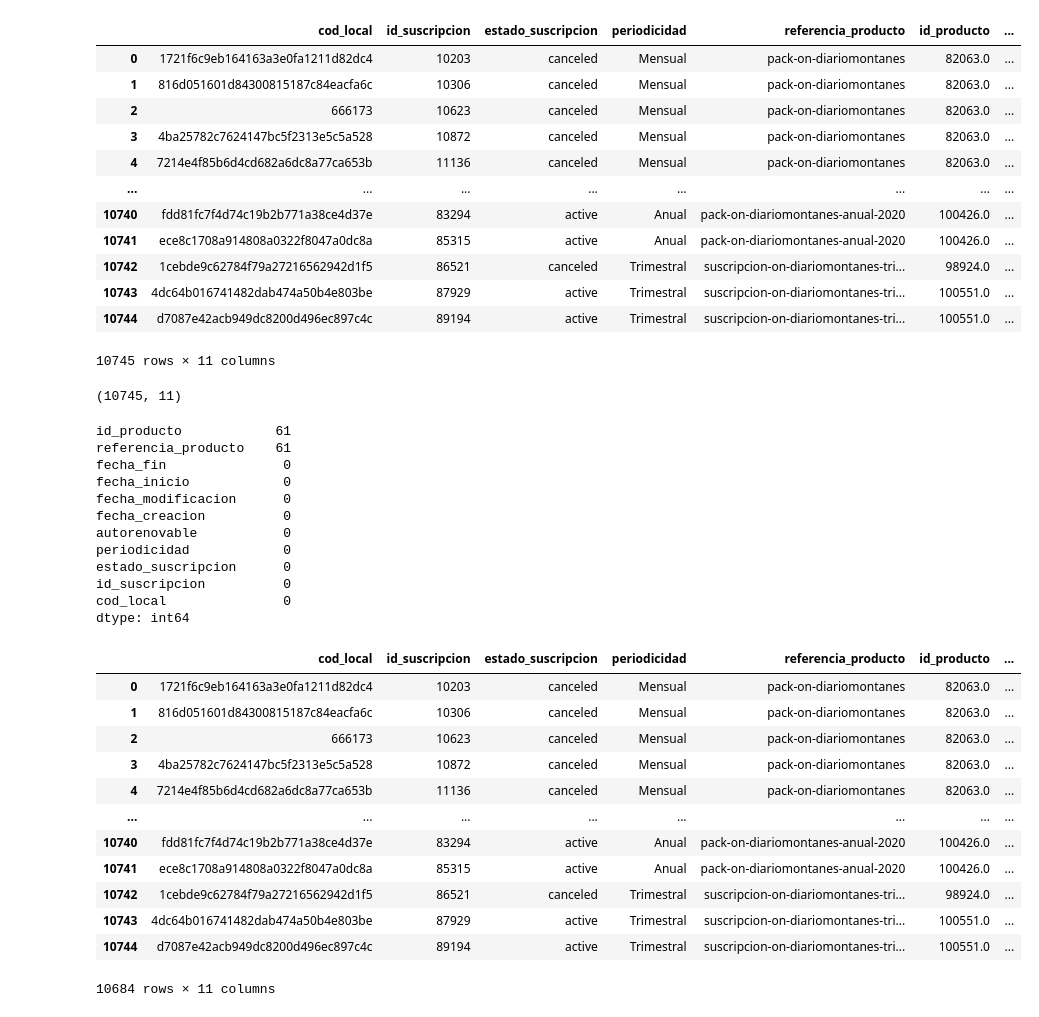
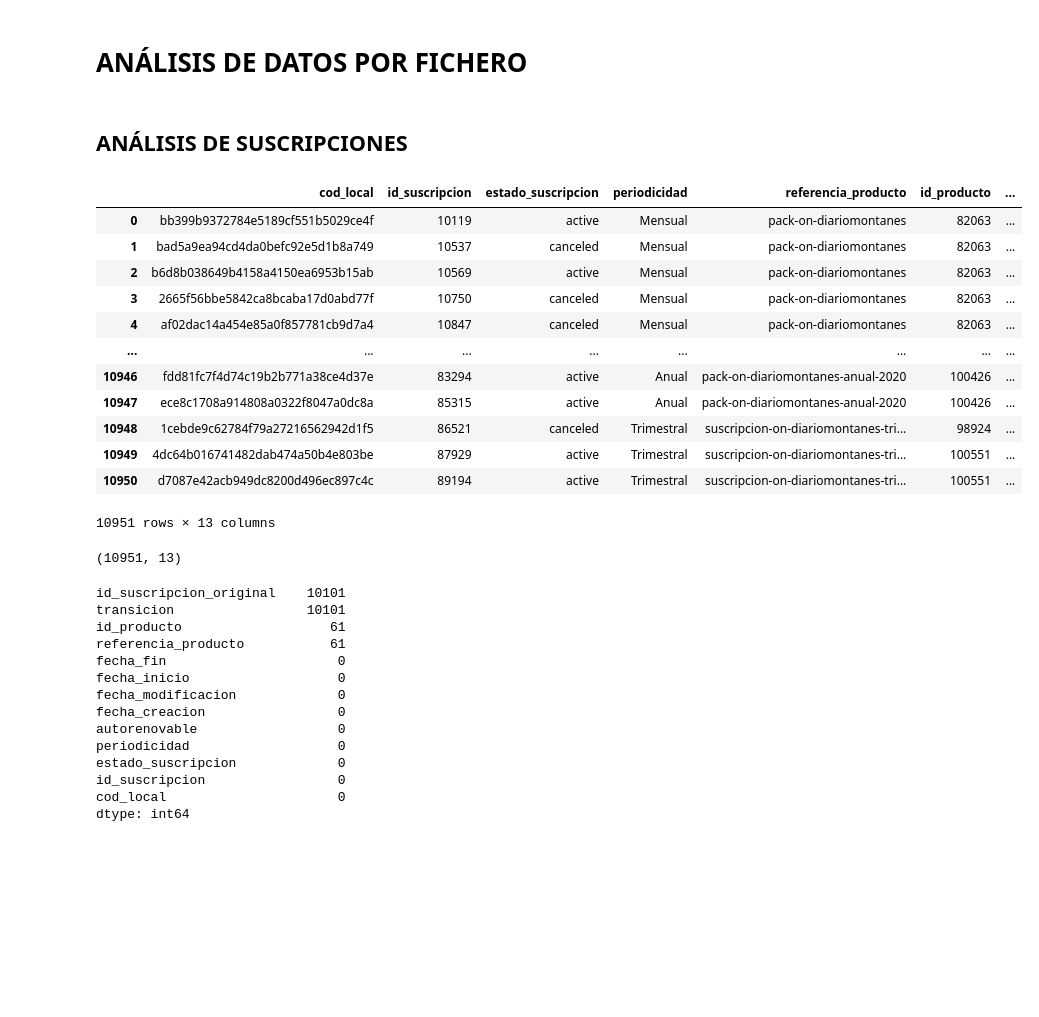
Before and after one commit to rgomezh/tfm-kschool, a Jupyter notebook: data-analysis.ipynb, the cells around one changed output. Drawn from its saved outputs; the diff is of its cells as text; code cells hidden in the pictures; blank space fills up the shorter version.

```diff
--- a/data-analysis.ipynb
+++ b/data-analysis.ipynb
@@ -1,2 +1,4 @@
+# %% [markdown]
+# ANÁLISIS DE DATOS POR FICHERO
 # %%
 import pandas as pd
@@ -5,54 +9,42 @@ pd.options.display.max_columns = None
+# %% [markdown]
+## ANÁLISIS DE SUSCRIPCIONES
 # %%
 suscriptions_file = '../data/suscripciones.csv'
-suscriptions = pd.read_csv(suscriptions_file)
+suscriptions = pd.read_csv(suscriptions_file, parse_dates = ['fecha_creacion', 'fecha_modificacion', 'fecha_inicio', 'fecha_fin'],
+                           dtype = {'id_producto' : 'object', 'id_suscripcion_original' : 'object', 'id_suscripcion' : 'object'})
 suscriptions
 # %% [output]
 |  | cod_local | id_suscripcion | estado_suscripcion | periodicidad | referencia_producto | id_producto | ... |
-| 0 | 1721f6c9eb164163a3e0fa1211d82dc4 | 10203 | canceled | Mensual | pack-on-diariomontanes | 82063.0 | ... |
-| 1 | 816d051601d84300815187c84eacfa6c | 10306 | canceled | Mensual | pack-on-diariomontanes | 82063.0 | ... |
-| 2 | 666173 | 10623 | canceled | Mensual | pack-on-diariomontanes | 82063.0 | ... |
-| 3 | 4ba25782c7624147bc5f2313e5c5a528 | 10872 | canceled | Mensual | pack-on-diariomontanes | 82063.0 | ... |
-| 4 | 7214e4f85b6d4cd682a6dc8a77ca653b | 11136 | canceled | Mensual | pack-on-diariomontanes | 82063.0 | ... |
+| 0 | bb399b9372784e5189cf551b5029ce4f | 10119 | active | Mensual | pack-on-diariomontanes | 82063 | ... |
+| 1 | bad5a9ea94cd4da0befc92e5d1b8a749 | 10537 | canceled | Mensual | pack-on-diariomontanes | 82063 | ... |
+| 2 | b6d8b038649b4158a4150ea6953b15ab | 10569 | active | Mensual | pack-on-diariomontanes | 82063 | ... |
+| 3 | 2665f56bbe5842ca8bcaba17d0abd77f | 10750 | canceled | Mensual | pack-on-diariomontanes | 82063 | ... |
+| 4 | af02dac14a454e85a0f857781cb9d7a4 | 10847 | canceled | Mensual | pack-on-diariomontanes | 82063 | ... |
 | ... | ... | ... | ... | ... | ... | ... | ... |
-| 10740 | fdd81fc7f4d74c19b2b771a38ce4d37e | 83294 | active | Anual | pack-on-diariomontanes-anual-2020 | 100426.0 | ... |
-| 10741 | ece8c1708a914808a0322f8047a0dc8a | 85315 | active | Anual | pack-on-diariomontanes-anual-2020 | 100426.0 | ... |
-| 10742 | 1cebde9c62784f79a27216562942d1f5 | 86521 | canceled | Trimestral | suscripcion-on-diariomontanes-tri... | 98924.0 | ... |
-| 10743 | 4dc64b016741482dab474a50b4e803be | 87929 | active | Trimestral | suscripcion-on-diariomontanes-tri... | 100551.0 | ... |
-| 10744 | d7087e42acb949dc8200d496ec897c4c | 89194 | active | Trimestral | suscripcion-on-diariomontanes-tri... | 100551.0 | ... |
+| 10946 | fdd81fc7f4d74c19b2b771a38ce4d37e | 83294 | active | Anual | pack-on-diariomontanes-anual-2020 | 100426 | ... |
+| 10947 | ece8c1708a914808a0322f8047a0dc8a | 85315 | active | Anual | pack-on-diariomontanes-anual-2020 | 100426 | ... |
+| 10948 | 1cebde9c62784f79a27216562942d1f5 | 86521 | canceled | Trimestral | suscripcion-on-diariomontanes-tri... | 98924 | ... |
+| 10949 | 4dc64b016741482dab474a50b4e803be | 87929 | active | Trimestral | suscripcion-on-diariomontanes-tri... | 100551 | ... |
+| 10950 | d7087e42acb949dc8200d496ec897c4c | 89194 | active | Trimestral | suscripcion-on-diariomontanes-tri... | 100551 | ... |
-10745 rows × 11 columns
+10951 rows × 13 columns
 # %%
 suscriptions.shape
 # %% [output]
-(10745, 11)
+(10951, 13)
 # %%
 suscriptions.isna().sum().sort_values(ascending = False)
 # %% [output]
-id_producto            61
-referencia_producto    61
-fecha_fin               0
-fecha_inicio            0
-fecha_modificacion      0
-fecha_creacion          0
-autorenovable           0
-periodicidad            0
-estado_suscripcion      0
-id_suscripcion          0
-cod_local               0
+id_suscripcion_original    10101
+transicion                 10101
+id_producto                   61
+referencia_producto           61
+fecha_fin                      0
+fecha_inicio                   0
+fecha_modificacion             0
+fecha_creacion                 0
+autorenovable                  0
+periodicidad                   0
+estado_suscripcion             0
+id_suscripcion                 0
+cod_local                      0
 dtype: int64
-# %%
-suscriptions = suscriptions.dropna()
-suscriptions
-# %% [output]
-|  | cod_local | id_suscripcion | estado_suscripcion | periodicidad | referencia_producto | id_producto | ... |
-| 0 | 1721f6c9eb164163a3e0fa1211d82dc4 | 10203 | canceled | Mensual | pack-on-diariomontanes | 82063.0 | ... |
-| 1 | 816d051601d84300815187c84eacfa6c | 10306 | canceled | Mensual | pack-on-diariomontanes | 82063.0 | ... |
-| 2 | 666173 | 10623 | canceled | Mensual | pack-on-diariomontanes | 82063.0 | ... |
-| 3 | 4ba25782c7624147bc5f2313e5c5a528 | 10872 | canceled | Mensual | pack-on-diariomontanes | 82063.0 | ... |
-| 4 | 7214e4f85b6d4cd682a6dc8a77ca653b | 11136 | canceled | Mensual | pack-on-diariomontanes | 82063.0 | ... |
-| ... | ... | ... | ... | ... | ... | ... | ... |
-| 10740 | fdd81fc7f4d74c19b2b771a38ce4d37e | 83294 | active | Anual | pack-on-diariomontanes-anual-2020 | 100426.0 | ... |
-| 10741 | ece8c1708a914808a0322f8047a0dc8a | 85315 | active | Anual | pack-on-diariomontanes-anual-2020 | 100426.0 | ... |
-| 10742 | 1cebde9c62784f79a27216562942d1f5 | 86521 | canceled | Trimestral | suscripcion-on-diariomontanes-tri... | 98924.0 | ... |
-| 10743 | 4dc64b016741482dab474a50b4e803be | 87929 | active | Trimestral | suscripcion-on-diariomontanes-tri... | 100551.0 | ... |
-| 10744 | d7087e42acb949dc8200d496ec897c4c | 89194 | active | Trimestral | suscripcion-on-diariomontanes-tri... | 100551.0 | ... |
-10684 rows × 11 columns
```
Also changed, not shown: parts of 53 cells of this notebook, 4 other files.
